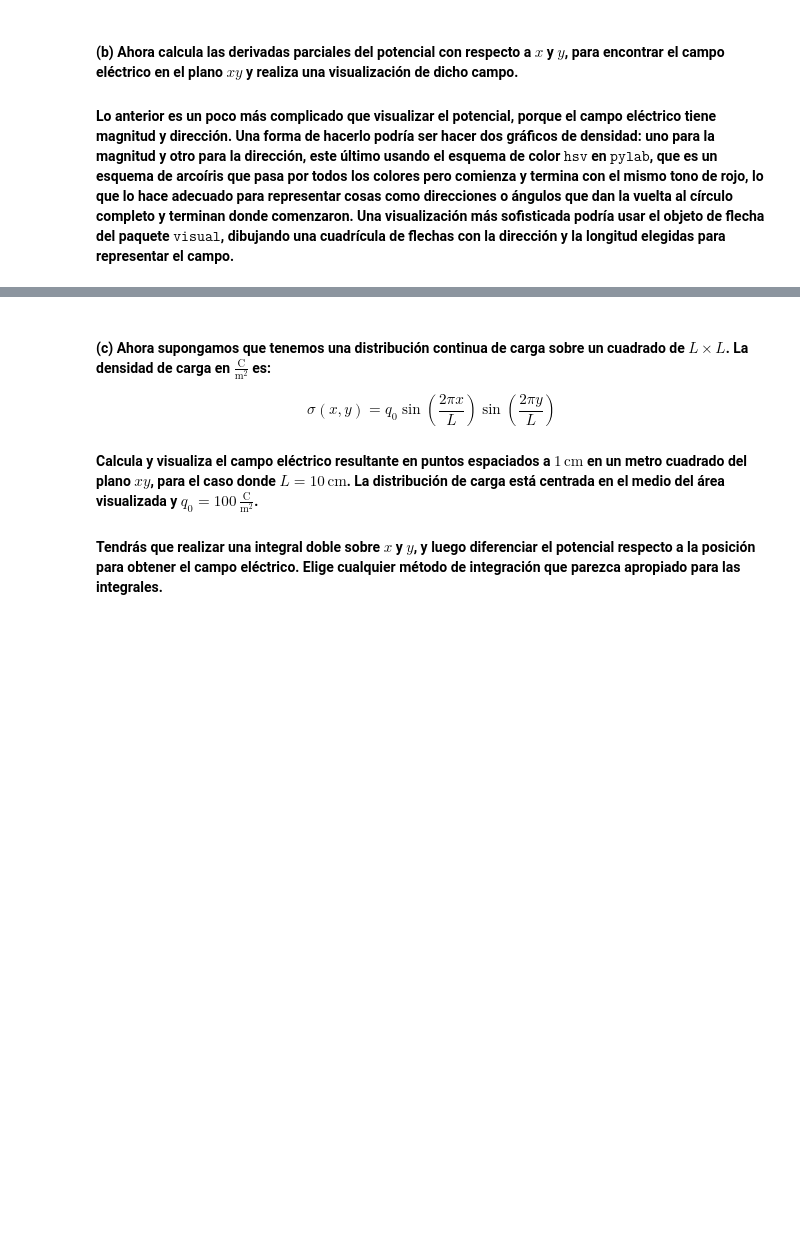
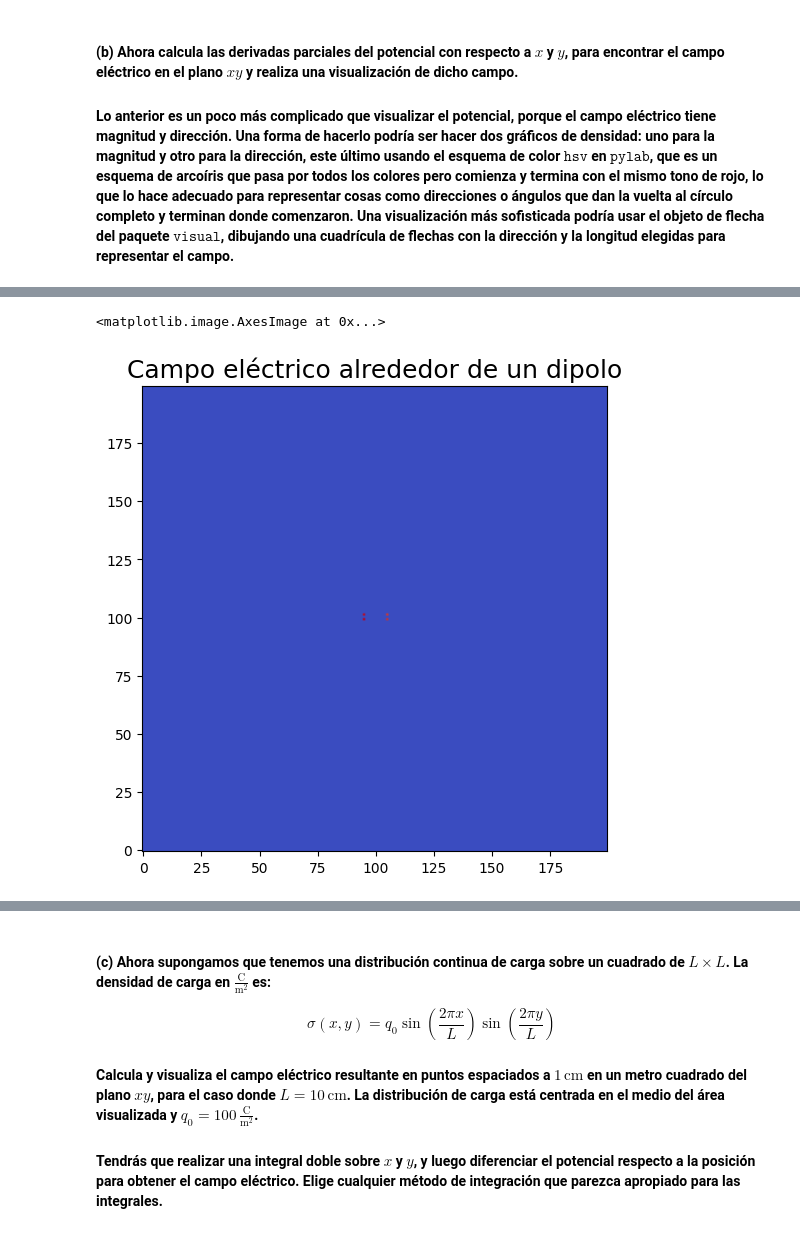
Before and after one commit to Alexi5omg/CLASE, a Jupyter notebook: Tareas/Práctica_3.ipynb, the cells around one changed output, grey strips where cells are left out. Drawn from its saved outputs; the diff is of its cells as text; code cells hidden in the pictures; blank space fills up the shorter version.

```diff
--- a/Tareas/Práctica_3.ipynb
+++ b/Tareas/Práctica_3.ipynb
@@ -561,0 +600,7 @@ pl.imshow(V_total,cmap='coolwarm',origin='lower')
+# %%
+pl.figure(figsize=(6,8))
+pl.title("Campo eléctrico alrededor de un dipolo",size=18)
+pl.imshow(ET_magnitud,cmap='coolwarm',origin='lower')
+# %% [output]
+<matplotlib.image.AxesImage at 0x...>
+[figure, added]
```
Also changed, not shown: parts of 3 cells of this notebook.
